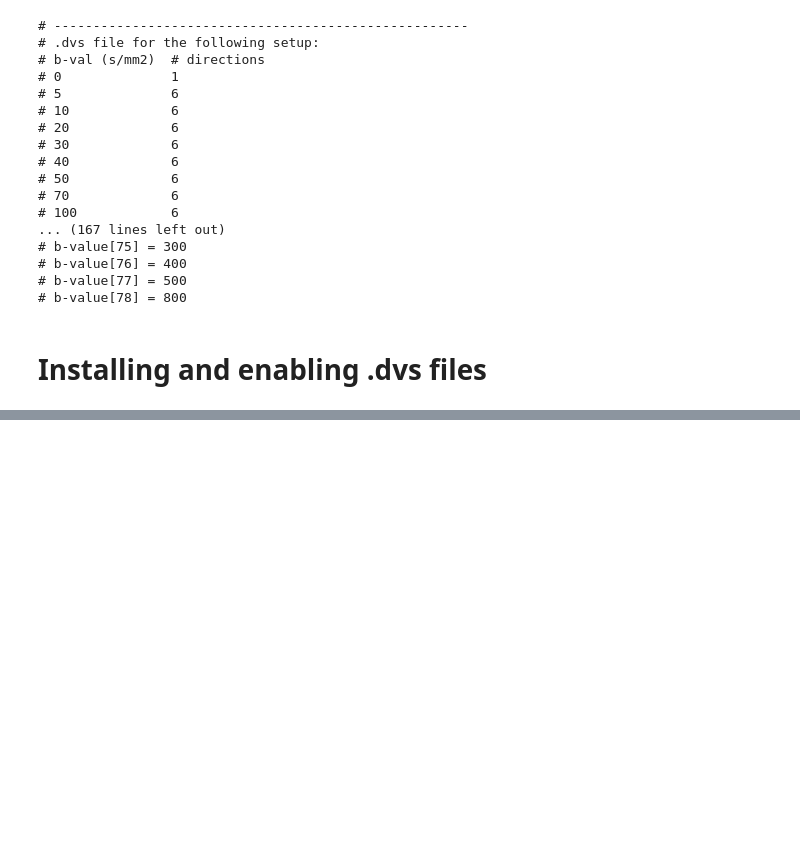
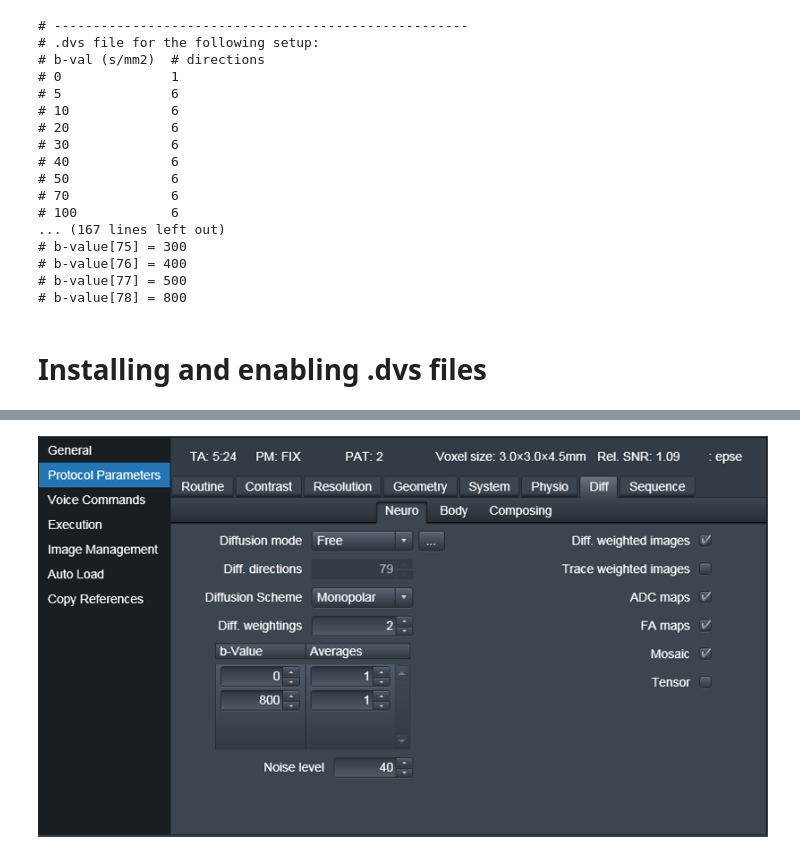
Before and after one commit to UKRIN-MAPS/ukat, a Jupyter notebook: tutorials/siemens_write_dvs.ipynb, the cells around one changed output, grey strips where cells are left out. Cells and saved outputs as stored; diff of their text form; code cells hidden in the pictures; blank space fills up the shorter version.

Commit message:
fix figure rendering 3

```diff
--- a/tutorials/siemens_write_dvs.ipynb
+++ b/tutorials/siemens_write_dvs.ipynb
@@ -96,0 +98,4 @@ Where $b_{UI}$ is the highest b-value selected in the diffusion tab (800 $s/mm^2
+# %%
+Image(filename="siemens_write_dvs_output/diffusion_tab.png")
+# %% [output]
+[figure, added]
```
Also changed, not shown: parts of 2 cells of this notebook, 1 other file.
